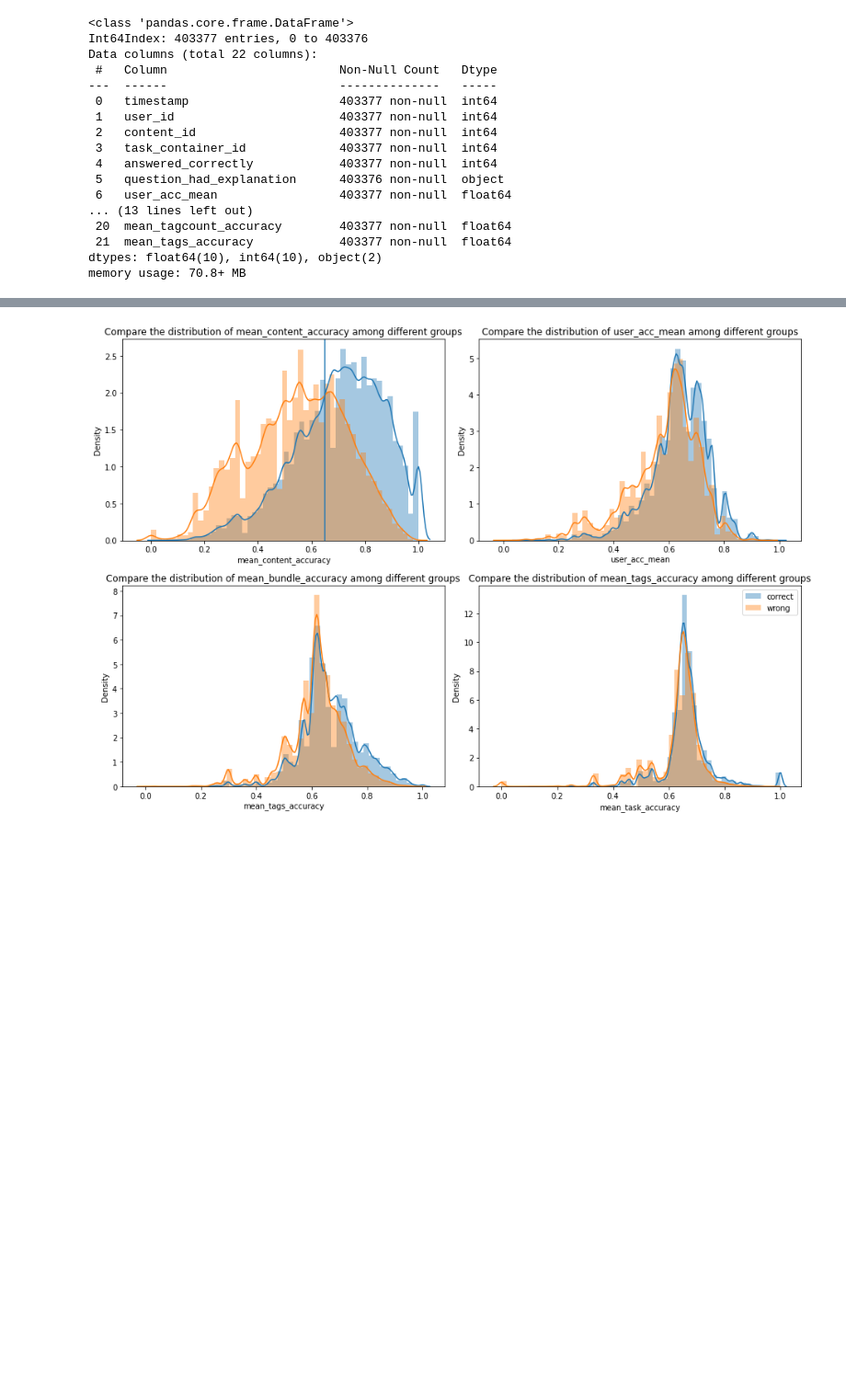
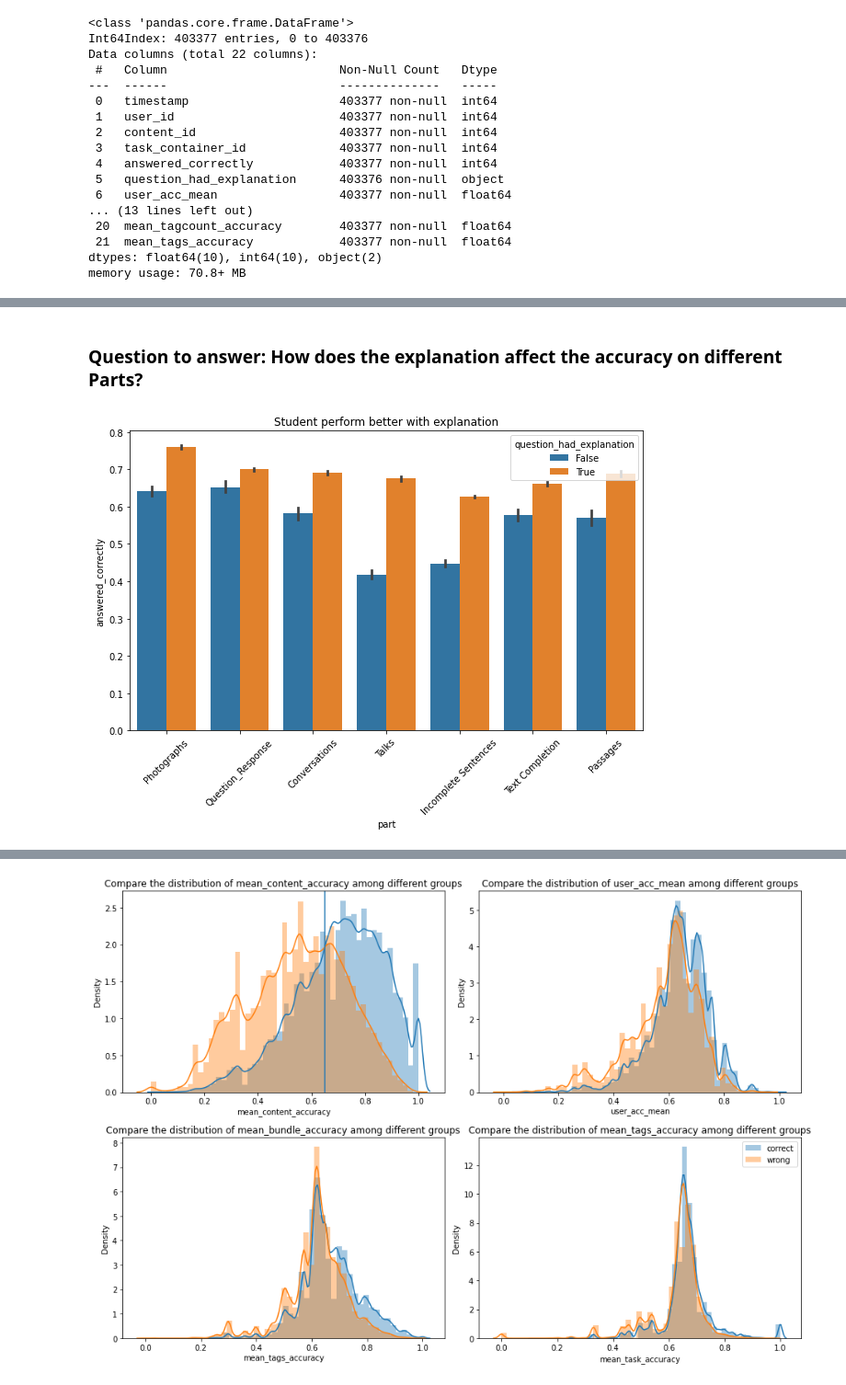
Before and after one commit to Yongliang-Shi/riiid_answer_correctness_prediction, a Jupyter notebook: explore.ipynb, the cells around one changed output, grey strips where cells are left out. Shown: that part at 92% size. Drawn from its saved outputs; the diff is of its cells as text; code cells hidden in the pictures; blank space fills up the shorter version.

```diff
--- a/explore.ipynb
+++ b/explore.ipynb
@@ -87,0 +106,12 @@ correct.shape, wrong.shape
+# %% [markdown]
+### Question to answer: How does the explanation affect the accuracy on different Parts?
+# %%
+plt.figure(figsize=(10, 6))
+sns.barplot(data=train, x='part', y='answered_correctly', hue='question_had_explanation')
+plt.xticks(np.arange(0,7),
+           labels=['Photographs', 'Question_Response', "Conversations",
+                   "Talks", "Incomplete Sentences", "Text Completion", "Passages"], rotation=45)
+plt.title("Student perform better with explanation")
+plt.show()
+# %% [output]
+[figure, added]
```
Also changed, not shown: parts of 32 cells of this notebook.
